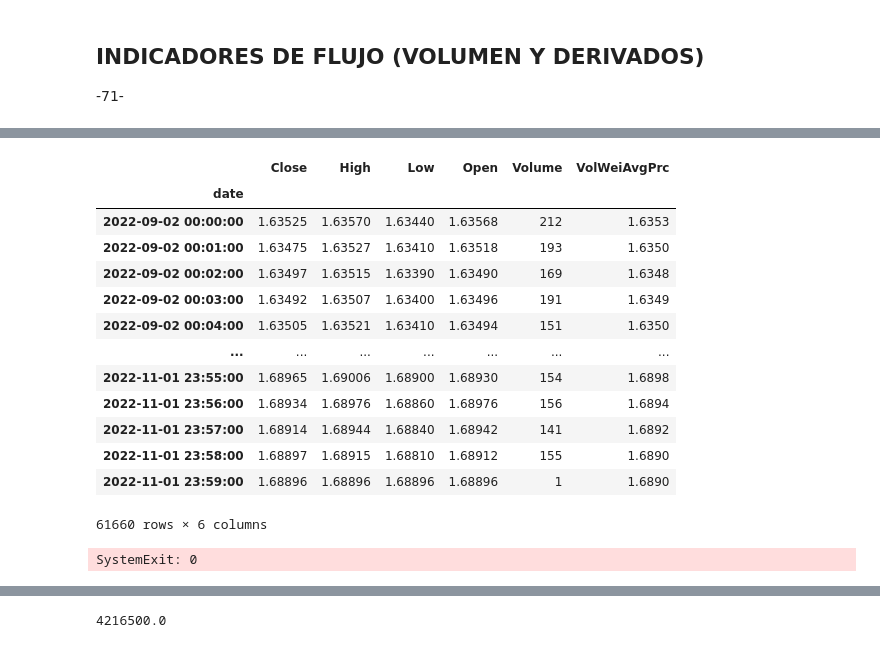
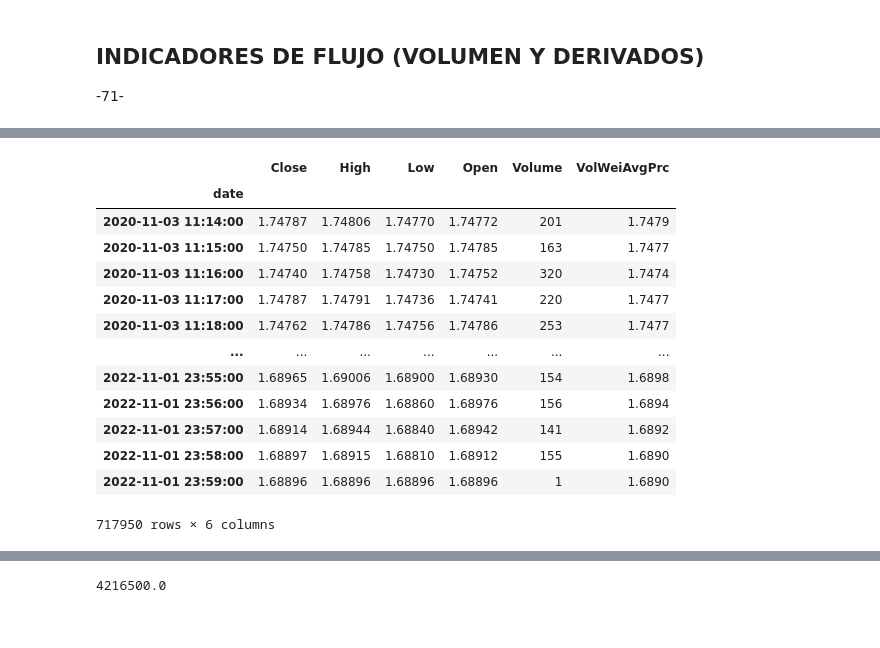
Before and after one commit to jackonedev/ZPRO_backtesting, a Jupyter notebook: quantitative_backtest-02.ipynb, the cells around one changed output, grey strips where cells are left out. Drawn from its saved outputs; the diff is of its cells as text; code cells hidden in the pictures.

```diff
--- a/quantitative_backtest-02.ipynb
+++ b/quantitative_backtest-02.ipynb
@@ -371,11 +373,13 @@ from apps.forex_api.polygon import (
 # %%
 TOKEN3 = os.environ["TOKEN_PG"]
-fecha_actual = "2022-11-01"
-activo = "EURNZD"
+fecha_actual = "2022-11-03"
+activo = "EURCAD"
 multiplicador = str(1)
-timespan = "minute"
+timespan = "hour"
 
-df = fx_symbol_candles(
-    activo, multiplicador, timespan, restar_horas(fecha_actual), fecha_actual, TOKEN3
-)
-df
+
+#### EJECUCION MANUAL PARTE 1
+# df = fx_symbol_candles(
+#     activo, multiplicador, timespan, restar_horas(fecha_actual), fecha_actual, TOKEN3
+# )
+# df
@@ -397,58 +386,57 @@ df
 # %%
-fecha_i, fecha_f = reset_fechas(df, restar_horas)
+#### EJECUCION MANUAL PARTE 2
 
-df = pd.concat(
-    [fx_symbol_candles(activo, multiplicador, timespan, fecha_i, fecha_f, TOKEN3), df]
-)
+# fecha_i, fecha_f = reset_fechas(df, restar_horas)
 
-df
+# df = pd.concat(
+#     [fx_symbol_candles(activo, multiplicador, timespan, fecha_i, fecha_f, TOKEN3), df]
+# )
+
+# df
-# %% [output]
-|  | Close | High | Low | Open | Volume | VolWeiAvgPrc |
-| date |  |  |  |  |  |  |
-| 2022-09-02 00:00:00 | 1.63525 | 1.63570 | 1.63440 | 1.63568 | 212 | 1.6353 |
-| 2022-09-02 00:01:00 | 1.63475 | 1.63527 | 1.63410 | 1.63518 | 193 | 1.6350 |
-| 2022-09-02 00:02:00 | 1.63497 | 1.63515 | 1.63390 | 1.63490 | 169 | 1.6348 |
-| 2022-09-02 00:03:00 | 1.63492 | 1.63507 | 1.63400 | 1.63496 | 191 | 1.6349 |
-| 2022-09-02 00:04:00 | 1.63505 | 1.63521 | 1.63410 | 1.63494 | 151 | 1.6350 |
-| ... | ... | ... | ... | ... | ... | ... |
-| 2022-11-01 23:55:00 | 1.68965 | 1.69006 | 1.68900 | 1.68930 | 154 | 1.6898 |
-| 2022-11-01 23:56:00 | 1.68934 | 1.68976 | 1.68860 | 1.68976 | 156 | 1.6894 |
-| 2022-11-01 23:57:00 | 1.68914 | 1.68944 | 1.68840 | 1.68942 | 141 | 1.6892 |
-| 2022-11-01 23:58:00 | 1.68897 | 1.68915 | 1.68810 | 1.68912 | 155 | 1.6890 |
-| 2022-11-01 23:59:00 | 1.68896 | 1.68896 | 1.68896 | 1.68896 | 1 | 1.6890 |
-61660 rows × 6 columns
 # %%
-import sys
-
-sys.exit(0)
+from time import sleep
 
 
 df = fx_symbol_candles(
     activo, multiplicador, timespan, restar_horas(fecha_actual), fecha_actual, TOKEN3
 )
 
 while True:
     try:
         # GUARDADO
         if multiplicador != "1":
             df.to_csv(f"{activo}_{multiplicador}{timespan}.csv")
         else:
             df.to_csv(f"{activo}_{timespan}.csv")
 
         # PROCESADO
         fecha_i, fecha_f = reset_fechas(df, restar_horas)
         df = pd.concat(
             [
                 fx_symbol_candles(
                     activo, multiplicador, timespan, fecha_i, fecha_f, TOKEN3
                 ),
                 df,
             ]
         )
+        sleep(21)
 
     except:
         break
 
 df
 # %% [output]
+|  | Close | High | Low | Open | Volume | VolWeiAvgPrc |
+| date |  |  |  |  |  |  |
+| 2020-11-03 11:14:00 | 1.74787 | 1.74806 | 1.74770 | 1.74772 | 201 | 1.7479 |
+| 2020-11-03 11:15:00 | 1.74750 | 1.74785 | 1.74750 | 1.74785 | 163 | 1.7477 |
+| 2020-11-03 11:16:00 | 1.74740 | 1.74758 | 1.74730 | 1.74752 | 320 | 1.7474 |
+| 2020-11-03 11:17:00 | 1.74787 | 1.74791 | 1.74736 | 1.74741 | 220 | 1.7477 |
+| 2020-11-03 11:18:00 | 1.74762 | 1.74786 | 1.74756 | 1.74786 | 253 | 1.7477 |
+| ... | ... | ... | ... | ... | ... | ... |
+| 2022-11-01 23:55:00 | 1.68965 | 1.69006 | 1.68900 | 1.68930 | 154 | 1.6898 |
+| 2022-11-01 23:56:00 | 1.68934 | 1.68976 | 1.68860 | 1.68976 | 156 | 1.6894 |
+| 2022-11-01 23:57:00 | 1.68914 | 1.68944 | 1.68840 | 1.68942 | 141 | 1.6892 |
+| 2022-11-01 23:58:00 | 1.68897 | 1.68915 | 1.68810 | 1.68912 | 155 | 1.6890 |
+| 2022-11-01 23:59:00 | 1.68896 | 1.68896 | 1.68896 | 1.68896 | 1 | 1.6890 |
-SystemExit: 0
+717950 rows × 6 columns
```
Also changed, not shown: parts of 4 cells of this notebook.
